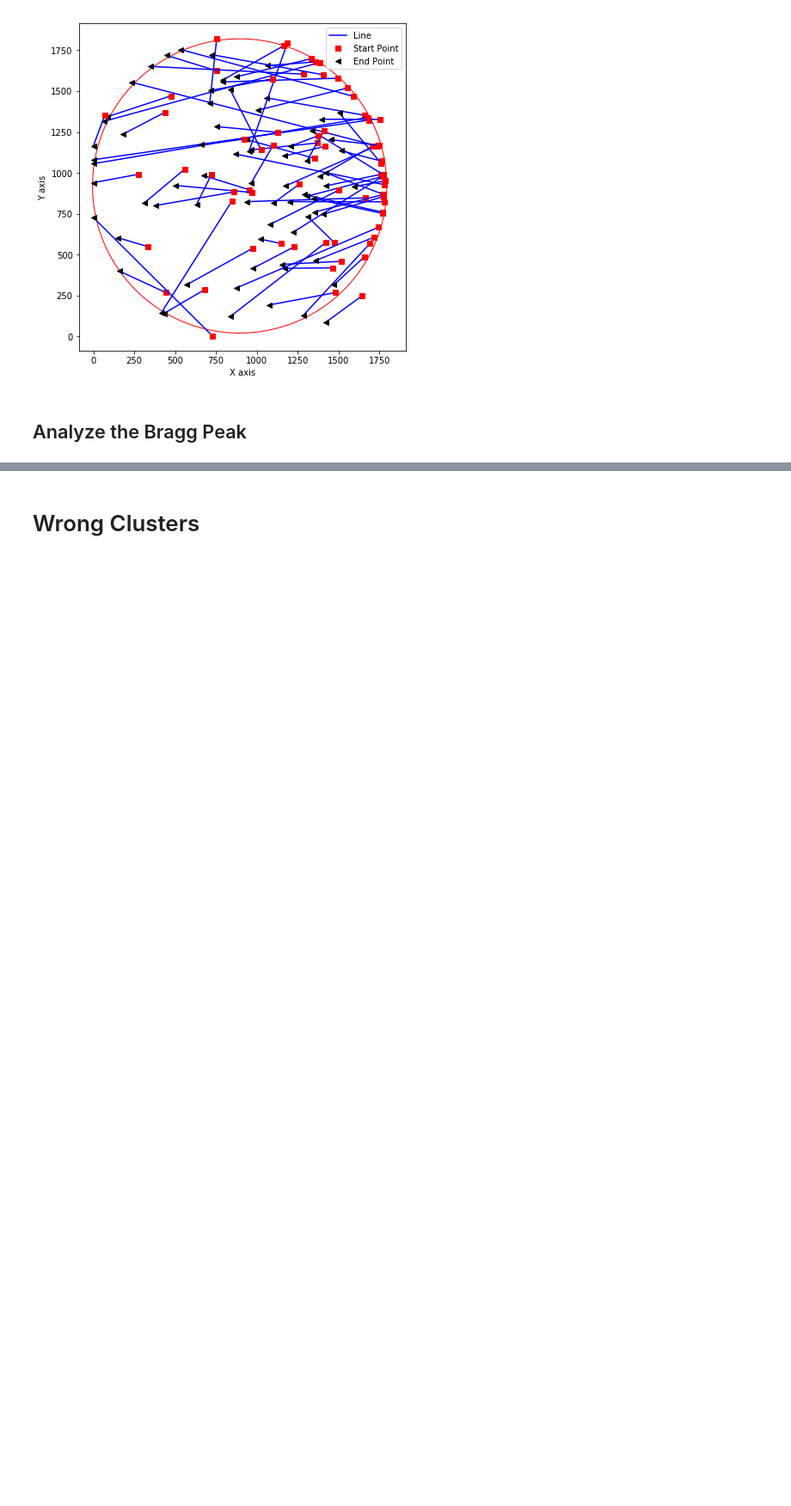
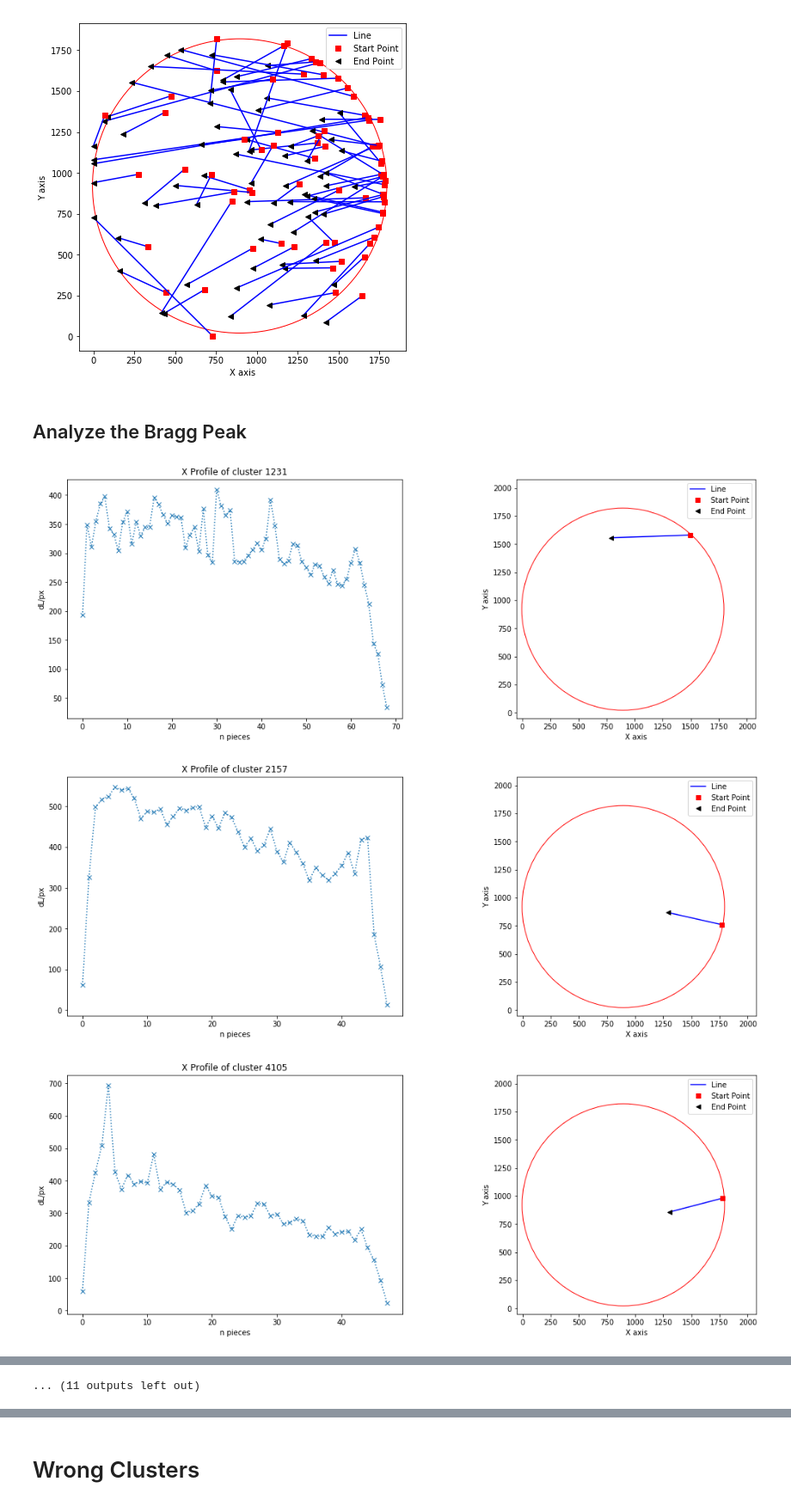
Before and after one commit to igorabritta/cygno, a Jupyter notebook: CreateVariables.ipynb, the cells around one changed output, grey strips where cells are left out. Shown at 86% size. Saved outputs shown, nothing was run; the diff lists cells and outputs as text; code cells hidden in the pictures; blank space fills up the shorter version.

```diff
--- a/CreateVariables.ipynb
+++ b/CreateVariables.ipynb
@@ -354,8 +316,3 @@ plot1hist(featuresL.MeanX[featuresL.Image < 210], bins = 15, liml = 0, limr = 12
 [figure]
 [figure]
 [figure]
-# %%
-rind = featuresL.index[(featuresL.Image < 210) & (featuresL.WidthX > 250) & (featuresL.WidthX < 300)]
-
-for ind in rind:
-    plottingCluster(df,colhead,ind,x_resolution,y_resolution)
@@ -407,29 +347,50 @@ plt.show()
 # %%
 import warnings
 warnings.filterwarnings("ignore")
 
-inC = getSignalCircle(featuresL, zX = 895, zY = 920, r = 900, mr = 10)
+inC,indn = getSignalCircle(featuresL, zX = 895, zY = 920, r = 900, mr = 20, flag = True)
 
-fig = plt.figure(figsize=(10,7))
+ii=-1
+
+px = 10
 
 for ind in inC:
-
+    ii += 1
 #ind = inC[0]
 
-    angle = tl.getAngle(df.X[ind],df.Y[ind])
+    angle     = tl.getAngle(df.X[ind],df.Y[ind])
 
     newX,newY = tl.rotate(df.X[ind][0],df.Y[ind][0],df.X[ind],df.Y[ind],angle)
 
-    xm, zs = plot_shapeprofile(X = newX,Y = newY, L = df.Light[ind], P = df.Pedestal[ind], px = 15, debug = False, bp = True)
+    xm, zs    = plot_shapeprofile(X = newX,Y = newY, L = df.Light[ind], P = df.Pedestal[ind], px = px, debug = False, bp = True)
 
-    xm = (xm-np.min(xm))*pixelscale
-    zs = zs/(featuresL.WidthX[ind])
+    xm        = (xm-np.min(xm)+10)*pixelscale
+    zs        = zs/(px)
     #zs = zs/(np.max(zs))
 
-    plt.plot(xm,zs,'x:')
-    plt.title("Sum of X Profile")
-    plt.xlabel("x[mm]")
-    plt.ylabel("dE/dx")
+    fig, ax   = plt.subplots(1,2,figsize=(18, 6))
 
-plt.show()
-plt.close()
+    #ax[0].plot(xm,zs,'x:')
+    #ax[0].set_title("Sum of X Profile")
+    #ax[0].set_xlabel("x [mm]")
+    #ax[0].set_ylabel("dL/px")
+
+    ax[0].plot(np.arange(0,np.size(zs),dtype=int),zs,'x:')
+    ax[0].set_title("X Profile of cluster %d" % (ind))
+    ax[0].set_xlabel("n pieces")
+    ax[0].set_ylabel("dL/px")
+    #plt.ylabel("dL/dx [l/mm]")
+
+    plotLineCluster(ax[1],sx[indn[ii]],ex[indn[ii]],sxy[indn[ii]],exy[indn[ii]])
+
+    plt.show()
+
+    #key = input('Press <ret> to continue -> ')
+    #if key == 'stop':
+    #    break
+
+    plt.close()
+# %% [output]
+[figure, added]
+[figure, added]
+[figure, added]
@@ -435,0 +406 @@ plt.close()
+... (11 outputs left out)
```
Also changed, not shown: parts of 13 cells of this notebook, 1 other file.
